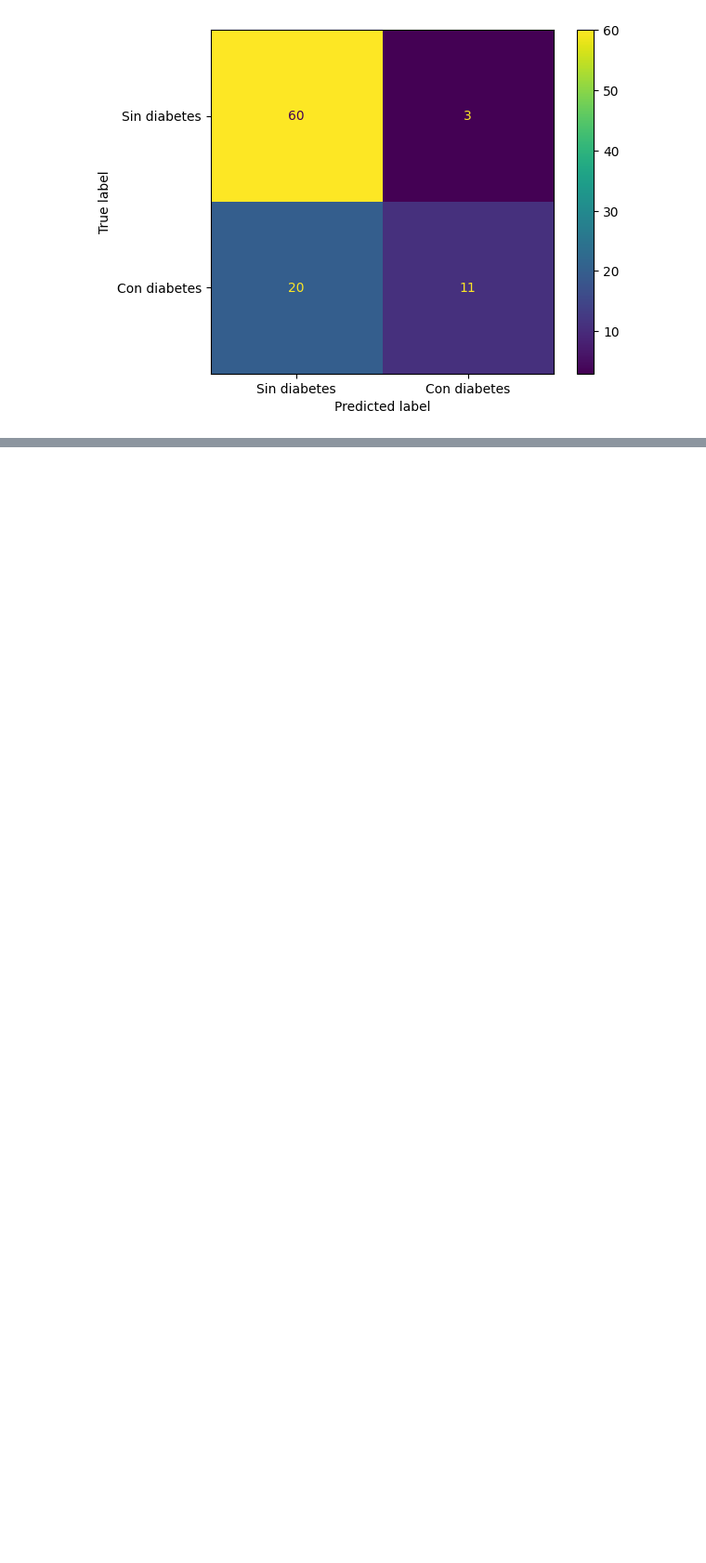
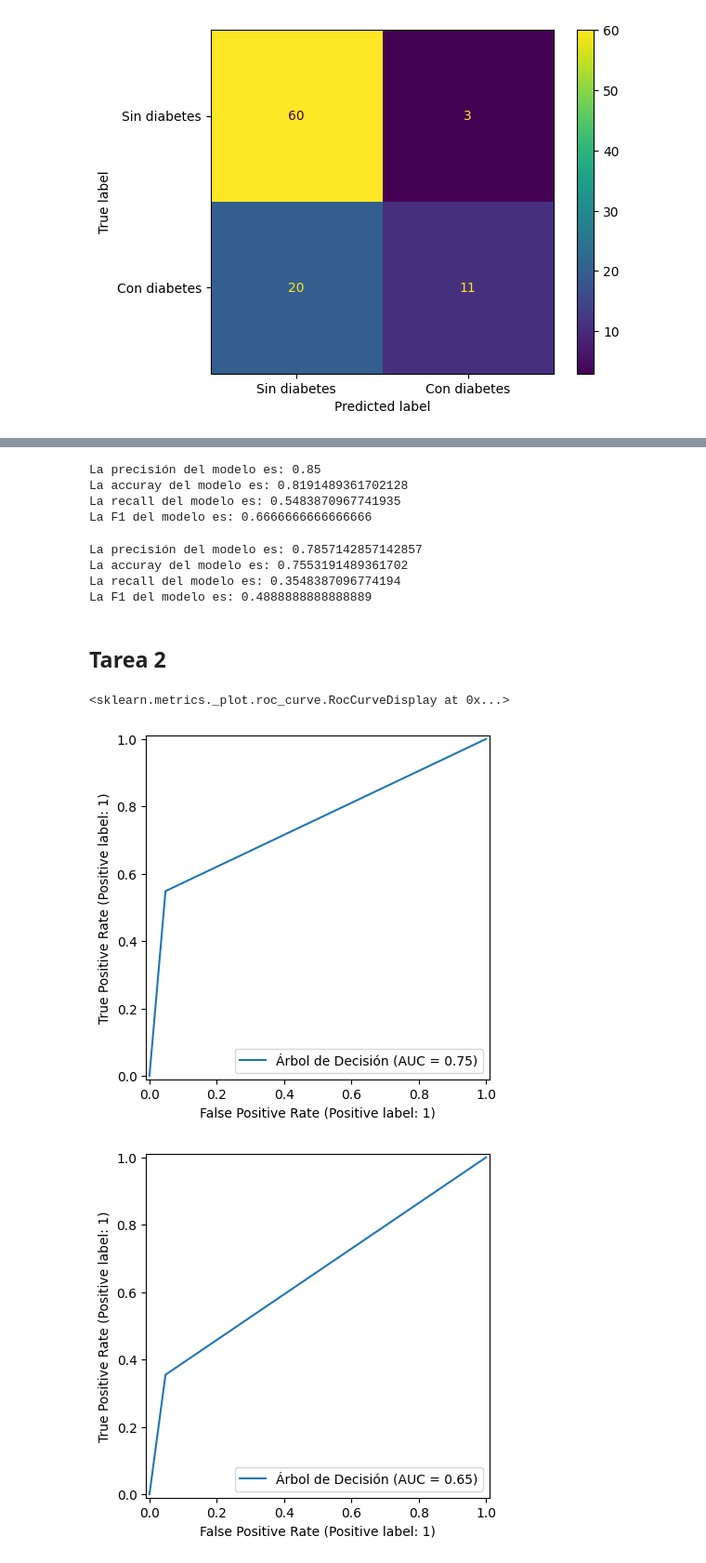
Before and after one commit to Liuz8/Estadisticas_y_Machine_Learning, a Jupyter notebook: desafio.ipynb, the cells around one changed output, grey strips where cells are left out. Shown at 93% size. Cells and saved outputs as stored; diff of their text form; code cells hidden in the pictures; blank space fills up the shorter version.

```diff
--- a/desafio.ipynb
+++ b/desafio.ipynb
@@ -139,0 +160,22 @@ visualizacionRandomForest.plot();
+# %%
+print(f'La precisión del modelo es: {precision_score(y_val,y_previstoTree)}')
+print(f'La accuray del modelo es: {accuracy_score(y_val,y_previstoTree)}')
+print(f'La recall del modelo es: {recall_score(y_val,y_previstoTree)}')
+print(f'La F1 del modelo es: {f1_score(y_val,y_previstoTree)}')
+# %% [output]
+La precisión del modelo es: 0.85
+La accuray del modelo es: 0.8191489361702128
+La recall del modelo es: 0.5483870967741935
+La F1 del modelo es: 0.6666666666666666
+# %%
+print(f'La precisión del modelo es: {precision_score(y_val,y_previstoRandomForest)}')
+print(f'La accuray del modelo es: {accuracy_score(y_val,y_previstoRandomForest)}')
+print(f'La recall del modelo es: {recall_score(y_val,y_previstoRandomForest)}')
+print(f'La F1 del modelo es: {f1_score(y_val,y_previstoRandomForest)}')
+# %% [output]
+La precisión del modelo es: 0.7857142857142857
+La accuray del modelo es: 0.7553191489361702
+La recall del modelo es: 0.3548387096774194
+La F1 del modelo es: 0.4888888888888889
+# %% [markdown]
+## Tarea 2
@@ -139,0 +184,7 @@ visualizacionRandomForest.plot();
+# %%
+RocCurveDisplay.from_predictions(y_val,y_previstoTree,name='Árbol de Decisión')
+RocCurveDisplay.from_predictions(y_val,y_previstoRandomForest,name='Árbol de Decisión')
+# %% [output]
+<sklearn.metrics._plot.roc_curve.RocCurveDisplay at 0x...>
+[figure, added]
+[figure, added]
```
Also changed, not shown: parts of 15 cells of this notebook, 1 other file.
